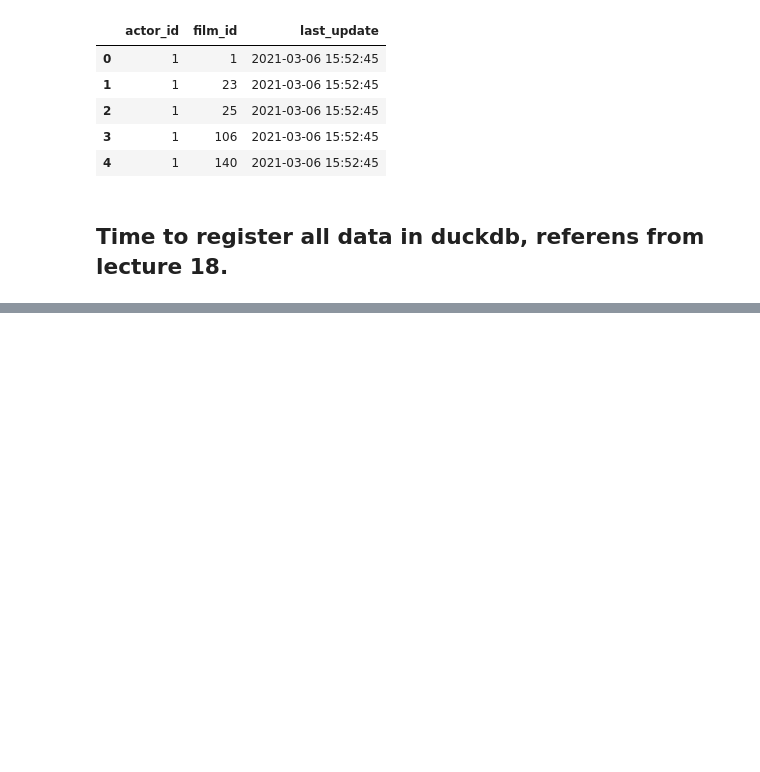
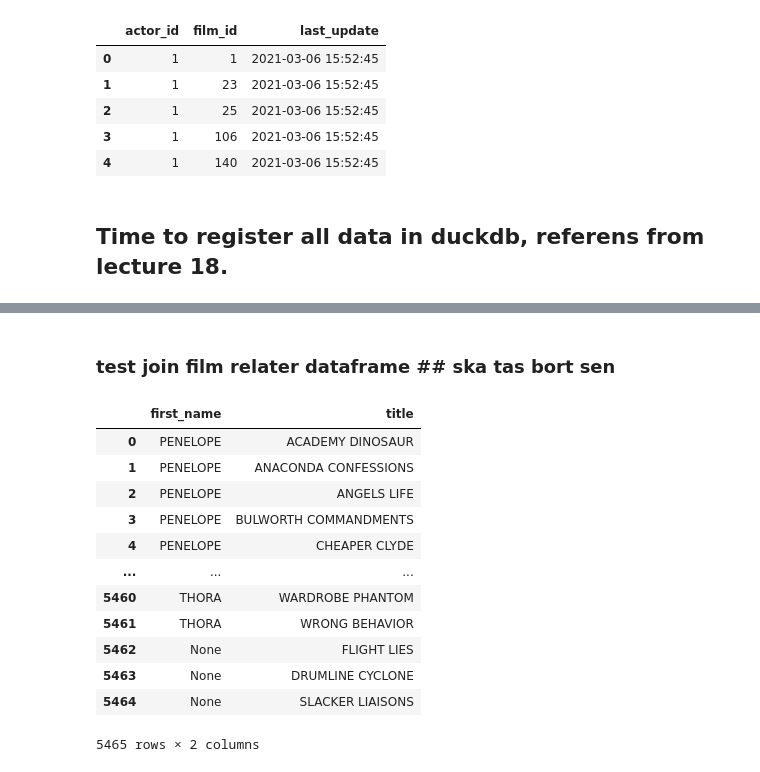
Before and after one commit to Zm-ah/sql_Zineb_Moihib_lab_DE25, a Jupyter notebook: connect_duckdb_python.ipynb, the cells around one changed output, grey strips where cells are left out. Drawn from its saved outputs; the diff is of its cells as text; code cells hidden in the pictures; blank space fills up the shorter version.

```diff
--- a/connect_duckdb_python.ipynb
+++ b/connect_duckdb_python.ipynb
@@ -82,3 +82,30 @@ duckdb.sql("desc;").df()
 | 18 | temp | main | staff | [staff_id, first_name, last_name,... | [BIGINT, VARCHAR, VARCHAR, BIGINT... | True |
 | 19 | temp | main | staff_list | [ID, name, address, zip_code, pho... | [BIGINT, VARCHAR, VARCHAR, "NULL"... | True |
 | 20 | temp | main | store | [store_id, manager_staff_id, addr... | [BIGINT, BIGINT, BIGINT, TIMESTAMP] | True |
+# %% [markdown]
+### test join film relater dataframe    ## ska tas bort sen
+# %%
+duckdb.sql("""
+     select
+        a.first_name,
+        f.title
+    from film f
+           left join film_actor fa on f.film_id = fa.film_id
+           left join actor a on a.actor_id = fa.actor_id
+
+
+ """).df()
+# %% [output]
+|  | first_name | title |
+| 0 | PENELOPE | ACADEMY DINOSAUR |
+| 1 | PENELOPE | ANACONDA CONFESSIONS |
+| 2 | PENELOPE | ANGELS LIFE |
+| 3 | PENELOPE | BULWORTH COMMANDMENTS |
+| 4 | PENELOPE | CHEAPER CLYDE |
+| ... | ... | ... |
+| 5460 | THORA | WARDROBE PHANTOM |
+| 5461 | THORA | WRONG BEHAVIOR |
+| 5462 | None | FLIGHT LIES |
+| 5463 | None | DRUMLINE CYCLONE |
+| 5464 | None | SLACKER LIAISONS |
+5465 rows × 2 columns
```
Also changed, not shown: parts of 5 cells of this notebook.
